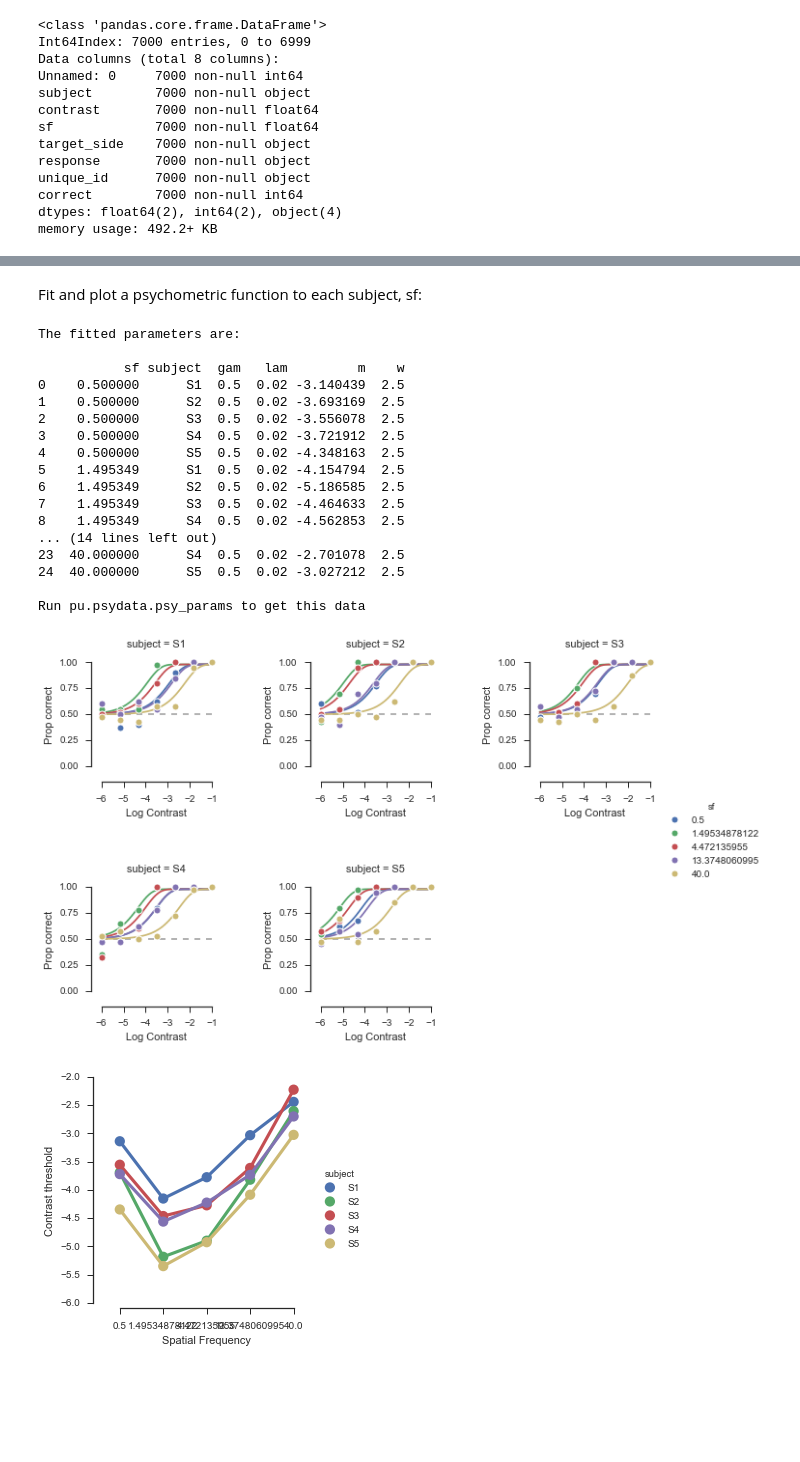
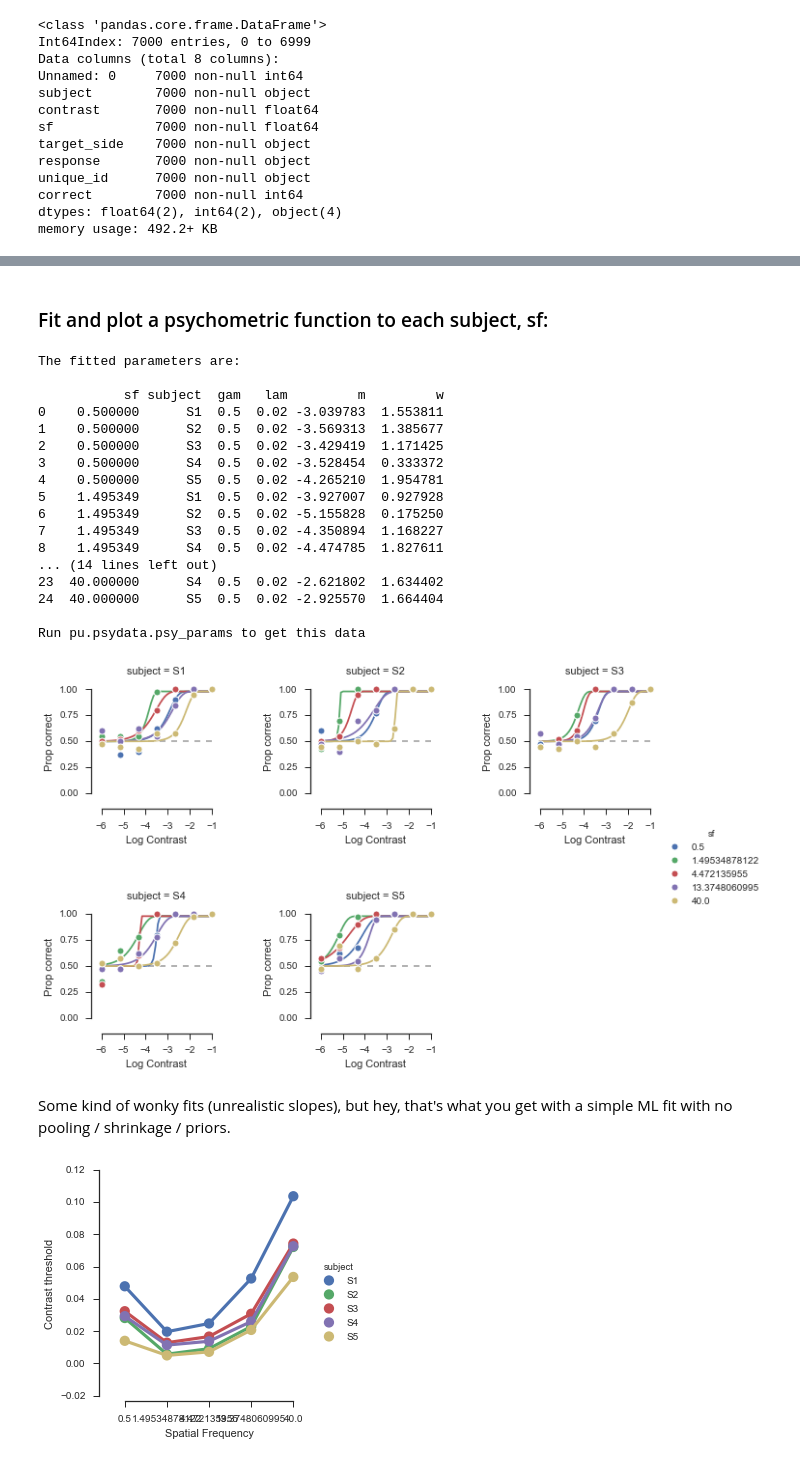
Before and after one commit to tomwallis/PsyUtils, a Jupyter notebook: psydata_demo.ipynb, the cells around one changed output, grey strips where cells are left out. Drawn from its saved outputs; the diff is of its cells as text; code cells hidden in the pictures; blank space fills up the shorter version.

Commit message:
added ability to pass inits to fitting.

```diff
--- a/psydata_demo.ipynb
+++ b/psydata_demo.ipynb
@@ -32,5 +83,5 @@ memory usage: 492.2+ KB
 # %% [markdown]
-Fit and plot a psychometric function to each subject, sf:
+### Fit and plot a psychometric function to each subject, sf:
 # %%
 g = pu.psydata.plot_psy(dat, 'contrast', 'correct',
                         function='weibull',
@@ -39,35 +90,38 @@ g = pu.psydata.plot_psy(dat, 'contrast', 'correct',
                         log_x=True,
                         col_wrap=3,
                         errors=False,
-                        fixed={'gam': .5, 'lam':.02, 'w':2.5})
+                        fixed={'gam': .5, 'lam':.02},
+                        inits={'m': 0.01, 'w': 3})
 g.add_legend()
 g.set(xlabel='Log Contrast', ylabel='Prop correct')
 g.fig.subplots_adjust(wspace=.8, hspace=.8);
 # %% [output]
 The fitted parameters are:
 
-           sf subject  gam   lam         m    w
-0    0.500000      S1  0.5  0.02 -3.140439  2.5
-1    0.500000      S2  0.5  0.02 -3.693169  2.5
-2    0.500000      S3  0.5  0.02 -3.556078  2.5
-3    0.500000      S4  0.5  0.02 -3.721912  2.5
-4    0.500000      S5  0.5  0.02 -4.348163  2.5
-5    1.495349      S1  0.5  0.02 -4.154794  2.5
-6    1.495349      S2  0.5  0.02 -5.186585  2.5
-7    1.495349      S3  0.5  0.02 -4.464633  2.5
-8    1.495349      S4  0.5  0.02 -4.562853  2.5
+           sf subject  gam   lam         m         w
+0    0.500000      S1  0.5  0.02 -3.039783  1.553811
+1    0.500000      S2  0.5  0.02 -3.569313  1.385677
+2    0.500000      S3  0.5  0.02 -3.429419  1.171425
+3    0.500000      S4  0.5  0.02 -3.528454  0.333372
+4    0.500000      S5  0.5  0.02 -4.265210  1.954781
+5    1.495349      S1  0.5  0.02 -3.927007  0.927928
+6    1.495349      S2  0.5  0.02 -5.155828  0.175250
+7    1.495349      S3  0.5  0.02 -4.350894  1.168227
+8    1.495349      S4  0.5  0.02 -4.474785  1.827611
 ... (14 lines left out)
-23  40.000000      S4  0.5  0.02 -2.701078  2.5
-24  40.000000      S5  0.5  0.02 -3.027212  2.5
+23  40.000000      S4  0.5  0.02 -2.621802  1.634402
+24  40.000000      S5  0.5  0.02 -2.925570  1.664404
 
 Run pu.psydata.psy_params to get this data
-[figure, old version]
+[figure, new version]
+# %% [markdown]
+Some kind of wonky fits (unrealistic slopes), but hey, that's what you get with a simple ML fit with no pooling / shrinkage / priors.
 # %%
 g = pu.psydata.plot_psy_params(dat, 'contrast', 'correct',
                                x="sf", y="m",
                                function='weibull',
                                hue='subject',
-                               fixed={'gam': .5, 'lam':.02, 'w':2.5})
+                               fixed={'gam': .5, 'lam':.02})
 g.set(xlabel='Spatial Frequency', ylabel='Contrast threshold');
 # %% [output]
-[figure, old version]
+[figure, new version]
```
Also changed, not shown: parts of 6 cells of this notebook, 1 other file.
